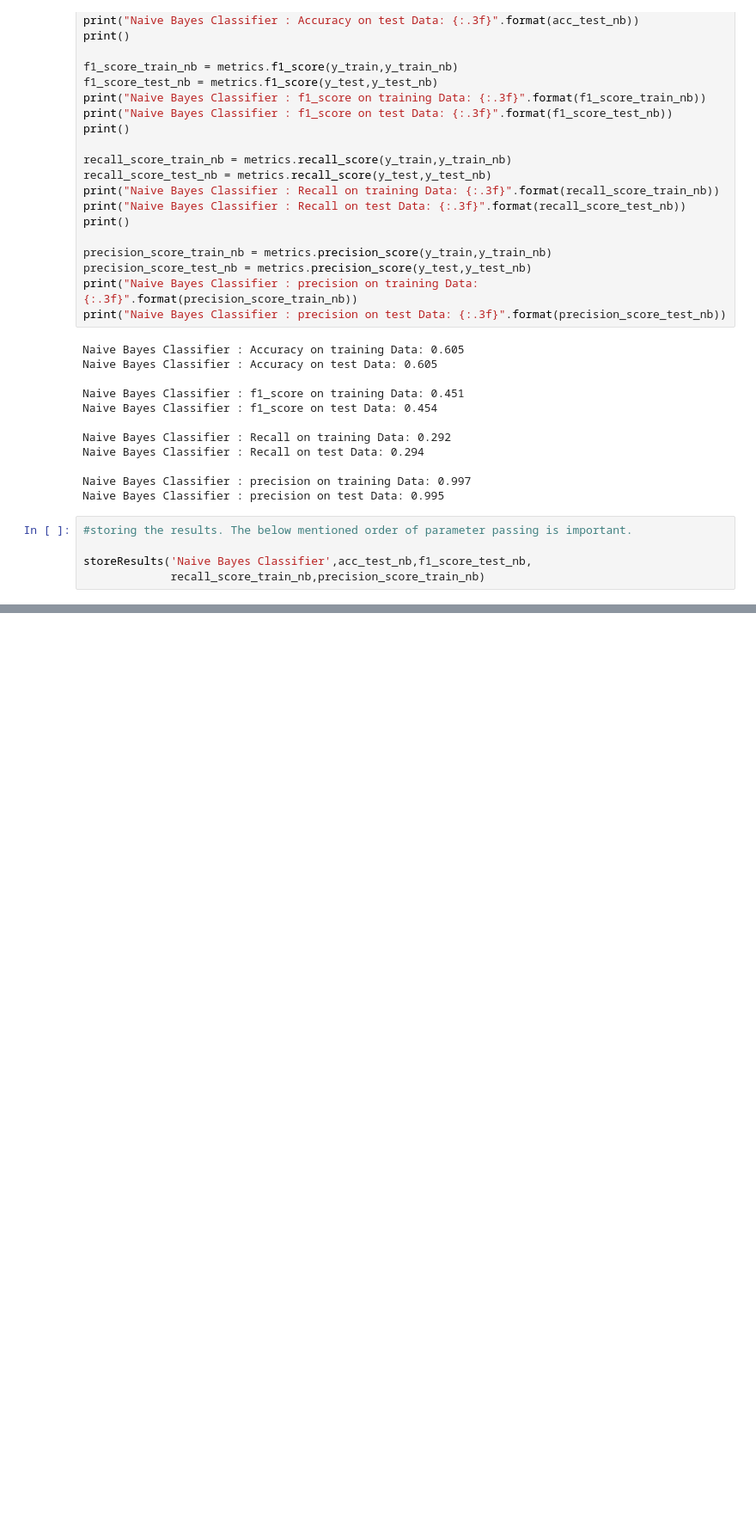
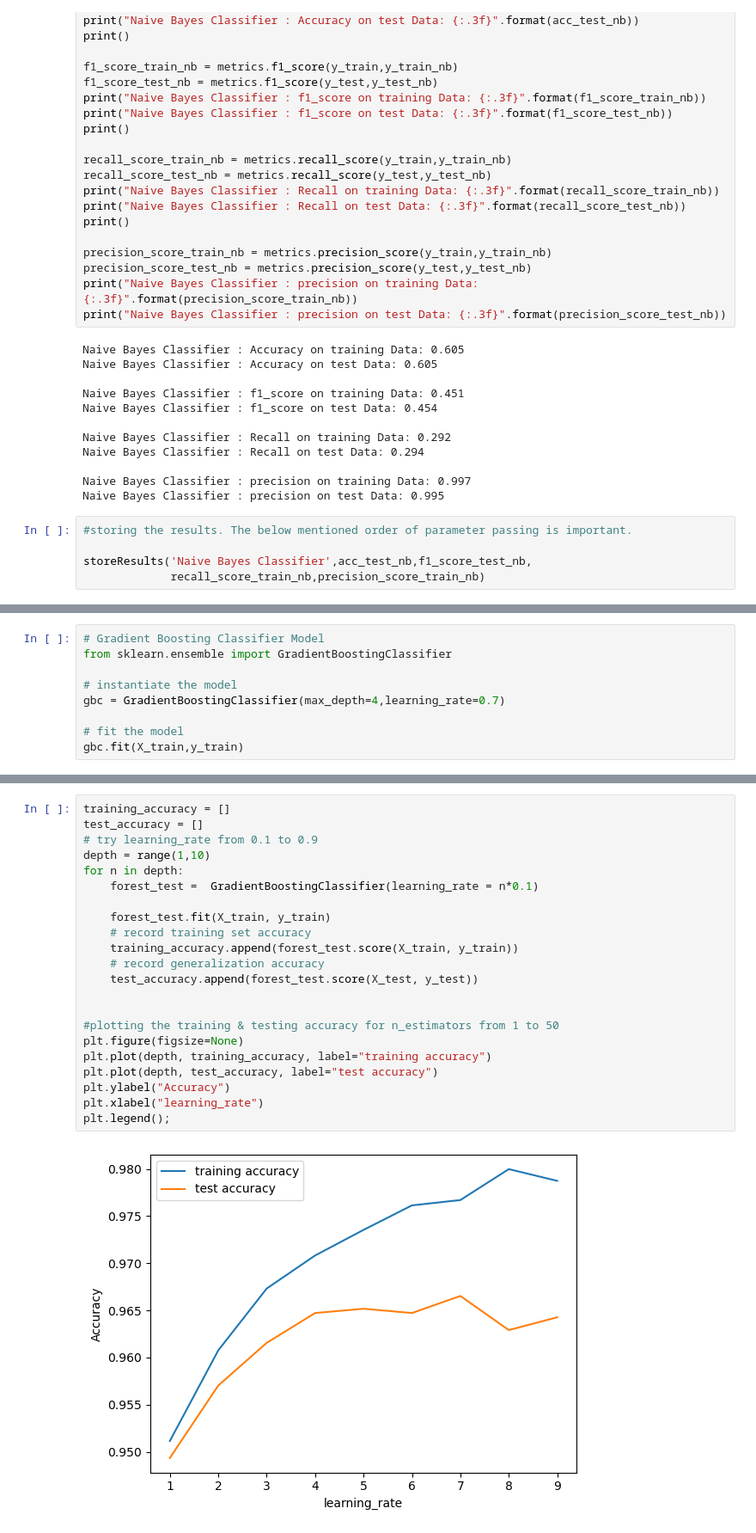
Before and after one commit to mpriyankapatil/ISU-Software_Project_2024, a Jupyter notebook: Phishing_Detection.ipynb, the cells around one changed output, grey strips where cells are left out. Shown at 86% size. Cells and saved outputs as stored; diff of their text form; blank space fills up the shorter version.

```diff
--- a/Phishing_Detection.ipynb
+++ b/Phishing_Detection.ipynb
@@ -592,0 +792,9 @@ storeResults('Naive Bayes Classifier',acc_test_nb,f1_score_test_nb,
+# %%
+# Gradient Boosting Classifier Model
+from sklearn.ensemble import GradientBoostingClassifier
+
+# instantiate the model
+gbc = GradientBoostingClassifier(max_depth=4,learning_rate=0.7)
+
+# fit the model
+gbc.fit(X_train,y_train)
@@ -592,0 +857,24 @@ storeResults('Naive Bayes Classifier',acc_test_nb,f1_score_test_nb,
+# %%
+training_accuracy = []
+test_accuracy = []
+# try learning_rate from 0.1 to 0.9
+depth = range(1,10)
+for n in depth:
+    forest_test =  GradientBoostingClassifier(learning_rate = n*0.1)
+
+    forest_test.fit(X_train, y_train)
+    # record training set accuracy
+    training_accuracy.append(forest_test.score(X_train, y_train))
+    # record generalization accuracy
+    test_accuracy.append(forest_test.score(X_test, y_test))
+
+
+#plotting the training & testing accuracy for n_estimators from 1 to 50
+plt.figure(figsize=None)
+plt.plot(depth, training_accuracy, label="training accuracy")
+plt.plot(depth, test_accuracy, label="test accuracy")
+plt.ylabel("Accuracy")
+plt.xlabel("learning_rate")
+plt.legend();
+# %% [output]
+[figure, added]
```
Also changed, not shown: parts of 43 cells of this notebook.
